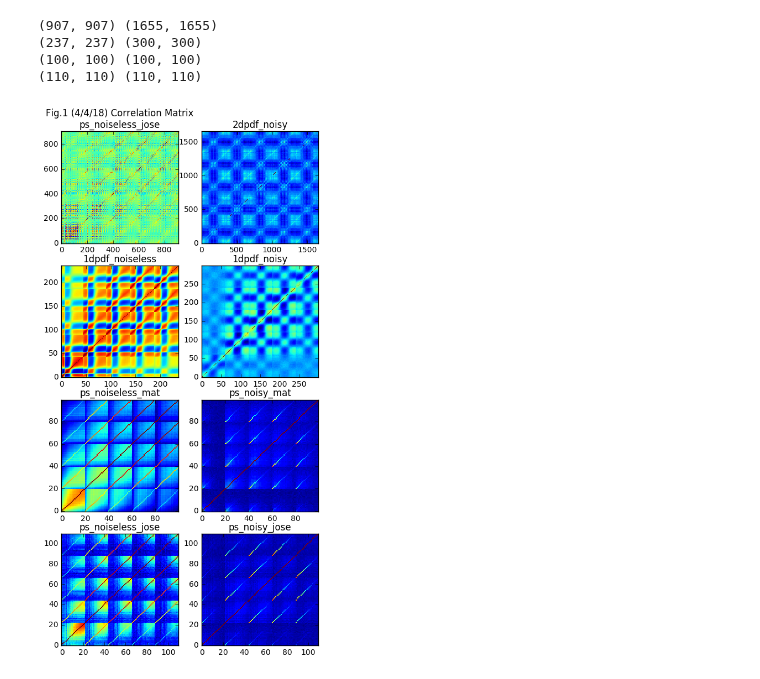
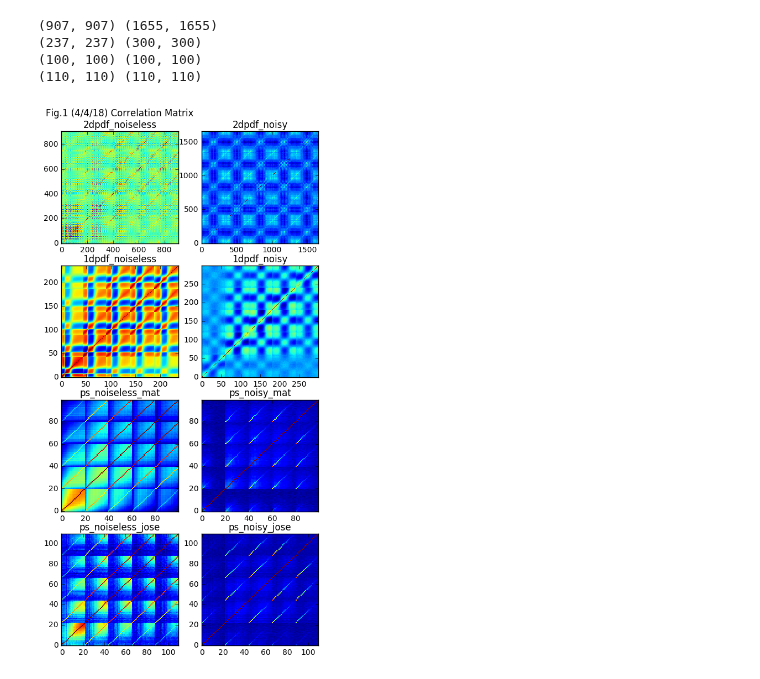
Before and after one commit to liuxx479/PDFs, a Jupyter notebook: Fisher_PDF.ipynb, the cells around one changed output. Drawn from its saved outputs; the diff is of its cells as text; code cells hidden in the pictures.

```diff
--- a/Fisher_PDF.ipynb
+++ b/Fisher_PDF.ipynb
@@ -34,20 +34,3 @@ def Fisher(covI, der, skyscaling= 1.0 ):
     F /= skyscaling
     Ferr = real(sqrt(mat(F).I)) [range(Nparams), range(Nparams)]
     return F, Ferr
-# %%
-########### generate parameters for all models for emulator
-########### also generate parameters for fisher derivatives
-
-params = genfromtxt('cosmo_params_all.txt',usecols=[2,3,4])
-
-ir = 0.05
-
-fidu_params = (0.1, 0.3, 2.1)
-params_der = array( [[[0.1*(1.0-ir/2), 0.3, 2.1],[0.1*(1.0+ir/2), 0.3, 2.1]] ,
-                    [[0.1, 0.3*(1.0-ir/2), 2.1],[0.1, 0.3*(1.0+ir/2), 2.1]] ,
-                    [[0.1, 0.3, 2.1*(1.0-ir/2)],[0.1, 0.3, 2.1*(1.0+ir/2)]]] )
-print params_der.shape
-
-print 'parameters used for derivatives:'
-for i in range(3):
-    print params_der[i][0], params_der[i][1], fidu_params[i]*ir
@@ -200,22 +184,22 @@ print covpsI_Jose.shape, covpsN_Jose.shape
 (100, 100) (100, 100)
 (110, 110) (110, 110)
 # %%
-set_names = [['2dpdf_noiseless', '2dpdf_noisy'],
-             ['1dpdf_noiseless', '1dpdf_noisy'],
-             ['ps_noiseless_mat', 'ps_noisy_mat'],
-             ['ps_noiseless_jose', 'ps_noisy_jose']]
-cov_arr = [[cov2dI,cov2dN],
-           [cov1dI,cov1dN],
-           [covpsI_Mat,covpsN_Mat],
-           [covpsI_Jose,covpsN_Jose]]
+set_names = ['2dpdf_noiseless', '2dpdf_noisy',
+             '1dpdf_noiseless', '1dpdf_noisy',
+             'ps_noiseless_mat', 'ps_noisy_mat',
+             'ps_noiseless_jose', 'ps_noisy_jose']
+cov_arr = [cov2dI,cov2dN,
+           cov1dI,cov1dN,
+           covpsI_Mat,covpsN_Mat,
+           covpsI_Jose,covpsN_Jose]
 
 f, axes = subplots(4,2,figsize=(6,12))
-for i in range(len(set_names)):
-    axes[i][0].imshow(WLanalysis.corr_mat(cov_arr[i][0]), origin='lower',aspect='auto',interpolation='nearest')
-    axes[i][1].imshow(WLanalysis.corr_mat(cov_arr[i][1]), origin='lower',aspect='auto',interpolation='nearest')
-    axes[i][0].set_title(set_names[i][0])
-    axes[i][1].set_title(set_names[i][1])
-axes[0][0].set_title('Fig.1 (4/4/18) Correlation Matrix\n'+set_names[i][0])
+for i in range(4):
+    axes[i][0].imshow(WLanalysis.corr_mat(cov_arr[i*2]), origin='lower',aspect='auto',interpolation='nearest')
+    axes[i][1].imshow(WLanalysis.corr_mat(cov_arr[i*2+1]), origin='lower',aspect='auto',interpolation='nearest')
+    axes[i][0].set_title(set_names[i*2])
+    axes[i][1].set_title(set_names[i*2+1])
+axes[0][0].set_title('Fig.1 (4/4/18) Correlation Matrix\n'+set_names[0])
 show()
 # %% [output]
-[figure, old version]
+[figure, new version]
```
Also changed, not shown: parts of 6 cells of this notebook.
